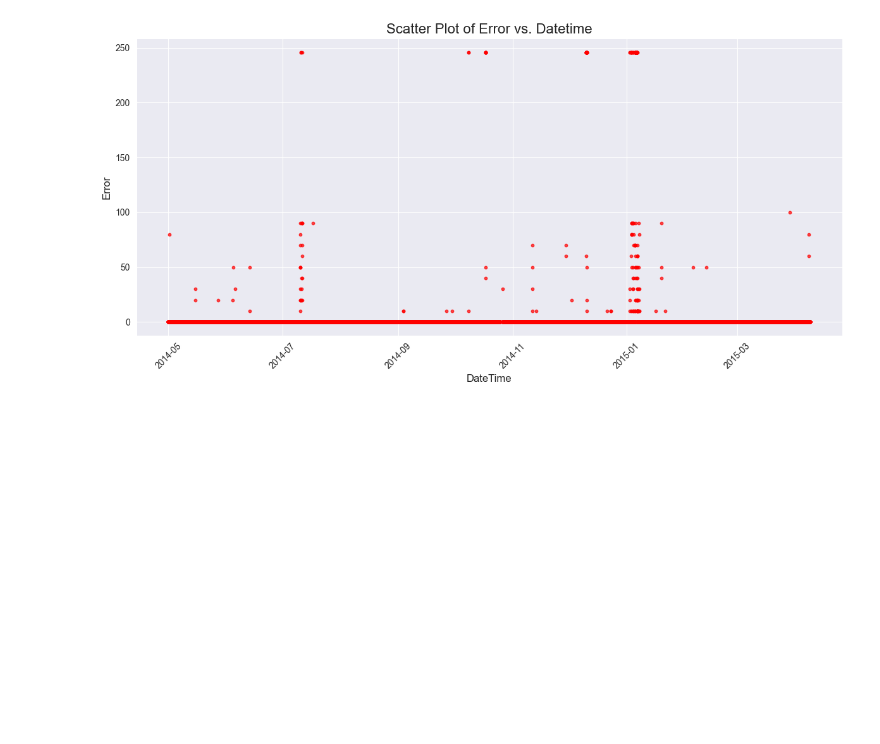
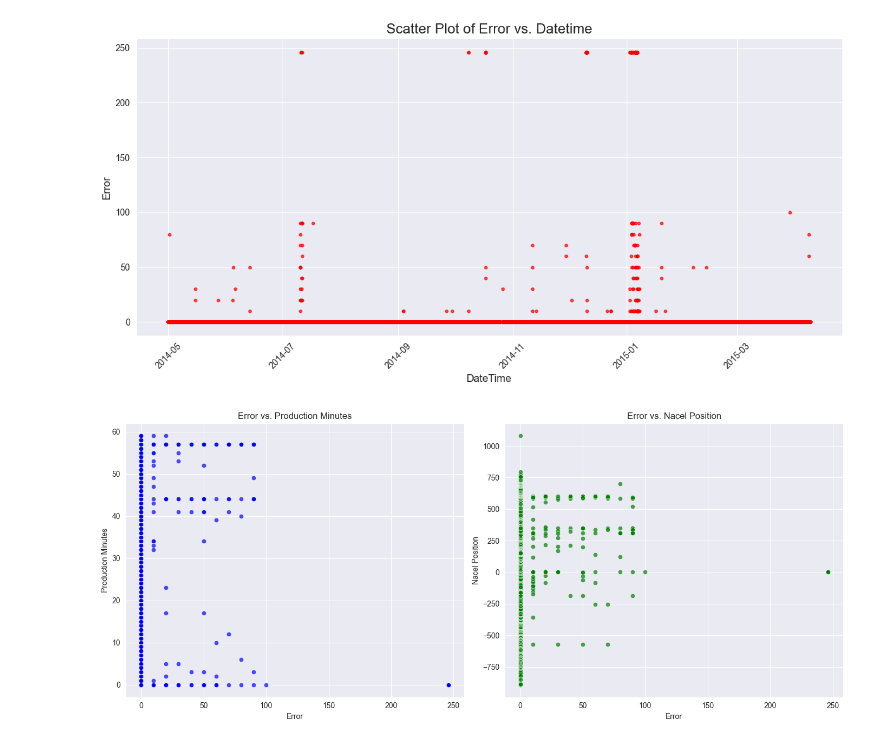
Before and after one commit to rhkraptor/AML, a Jupyter notebook: AML_Projekt.ipynb, the cells around one changed output. Cells and saved outputs as stored; diff of their text form; code cells hidden in the pictures; blank space fills up the shorter version.

```diff
--- a/AML_Projekt.ipynb
+++ b/AML_Projekt.ipynb
@@ -280,3 +346,29 @@ plt.tight_layout()  # Adjust layout for better fit
 plt.show()
 # %% [output]
 [figure]
+# %%
+import matplotlib.pyplot as plt
+import seaborn as sns
+
+# Create a figure with two subplots (one for each feature vs. Error)
+plt.figure(figsize=(14, 6))
+
+# Subplot 1: Error vs. Production Minutes
+plt.subplot(1, 2, 1)
+plt.plot(data=df, x='Error', y='WEC: Production minutes', color='blue', alpha=0.7)
+plt.title('Error vs. Production Minutes')
+plt.xlabel('Error')
+plt.ylabel('Production Minutes')
+
+# Subplot 2: Error vs. Nacel Position
+plt.subplot(1, 2, 2)
+plt.plot(data=df, x='Error', y='WEC: ava. Nacel position including cable twisting', color='green', alpha=0.7)
+plt.title('Error vs. Nacel Position')
+plt.xlabel('Error')
+plt.ylabel('Nacel Position')
+
+# Adjust layout and show the plot
+plt.tight_layout()
+plt.show()
+# %% [output]
+[figure, added]
```
Also changed, not shown: parts of 5 cells of this notebook.
